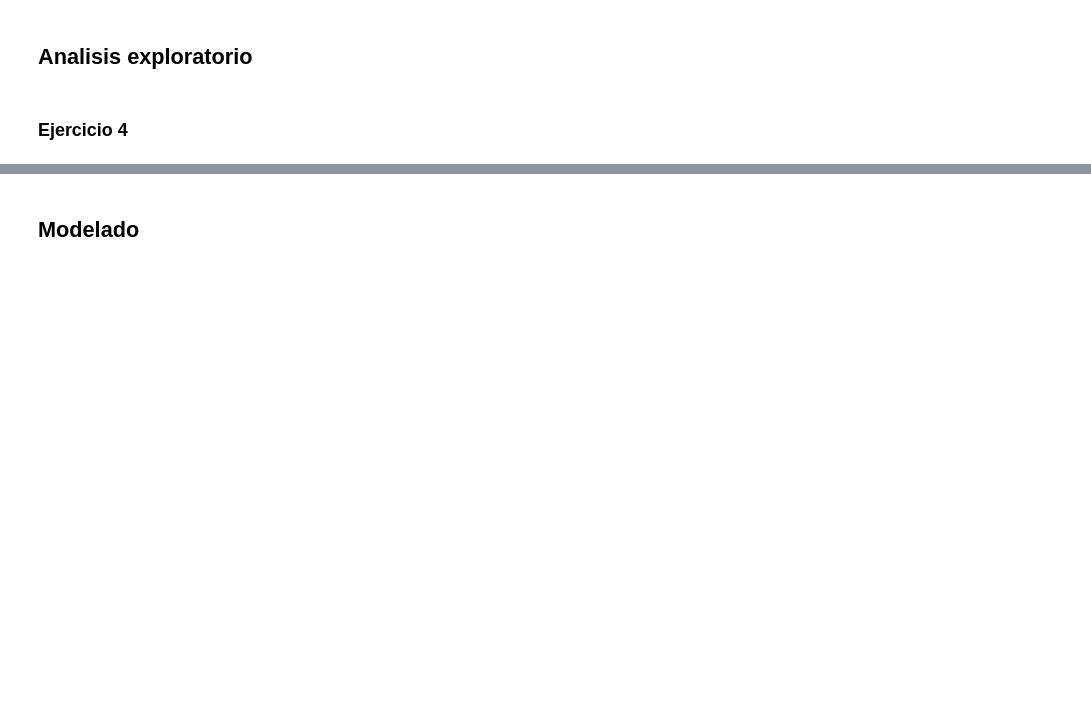
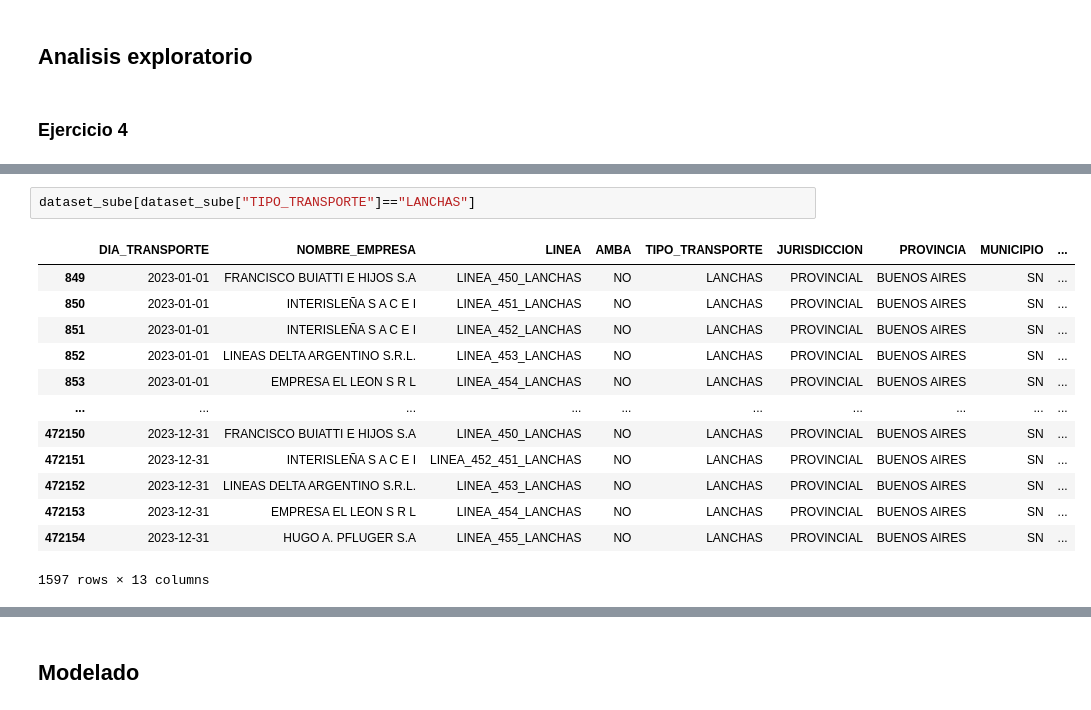
Before and after one commit to alejoGonc/labo_tp1, a Jupyter notebook: main.ipynb, the cells around one changed output, grey strips where cells are left out. Cells and saved outputs as stored; diff of their text form; blank space fills up the shorter version.

```diff
--- a/main.ipynb
+++ b/main.ipynb
@@ -158,0 +182,16 @@ dia_menos_desvio[0]
+# %%
+dataset_sube[dataset_sube["TIPO_TRANSPORTE"]=="LANCHAS"]
+# %% [output]
+|  | DIA_TRANSPORTE | NOMBRE_EMPRESA | LINEA | AMBA | TIPO_TRANSPORTE | JURISDICCION | PROVINCIA | MUNICIPIO | ... |
+| 849 | 2023-01-01 | FRANCISCO BUIATTI E HIJOS S.A | LINEA_450_LANCHAS | NO | LANCHAS | PROVINCIAL | BUENOS AIRES | SN | ... |
+| 850 | 2023-01-01 | INTERISLEÑA S A C E I | LINEA_451_LANCHAS | NO | LANCHAS | PROVINCIAL | BUENOS AIRES | SN | ... |
+| 851 | 2023-01-01 | INTERISLEÑA S A C E I | LINEA_452_LANCHAS | NO | LANCHAS | PROVINCIAL | BUENOS AIRES | SN | ... |
+| 852 | 2023-01-01 | LINEAS DELTA ARGENTINO S.R.L. | LINEA_453_LANCHAS | NO | LANCHAS | PROVINCIAL | BUENOS AIRES | SN | ... |
+| 853 | 2023-01-01 | EMPRESA EL LEON S R L | LINEA_454_LANCHAS | NO | LANCHAS | PROVINCIAL | BUENOS AIRES | SN | ... |
+| ... | ... | ... | ... | ... | ... | ... | ... | ... | ... |
+| 472150 | 2023-12-31 | FRANCISCO BUIATTI E HIJOS S.A | LINEA_450_LANCHAS | NO | LANCHAS | PROVINCIAL | BUENOS AIRES | SN | ... |
+| 472151 | 2023-12-31 | INTERISLEÑA S A C E I | LINEA_452_451_LANCHAS | NO | LANCHAS | PROVINCIAL | BUENOS AIRES | SN | ... |
+| 472152 | 2023-12-31 | LINEAS DELTA ARGENTINO S.R.L. | LINEA_453_LANCHAS | NO | LANCHAS | PROVINCIAL | BUENOS AIRES | SN | ... |
+| 472153 | 2023-12-31 | EMPRESA EL LEON S R L | LINEA_454_LANCHAS | NO | LANCHAS | PROVINCIAL | BUENOS AIRES | SN | ... |
+| 472154 | 2023-12-31 | HUGO A. PFLUGER S.A | LINEA_455_LANCHAS | NO | LANCHAS | PROVINCIAL | BUENOS AIRES | SN | ... |
+1597 rows × 13 columns
```
Also changed, not shown: parts of 12 cells of this notebook.
